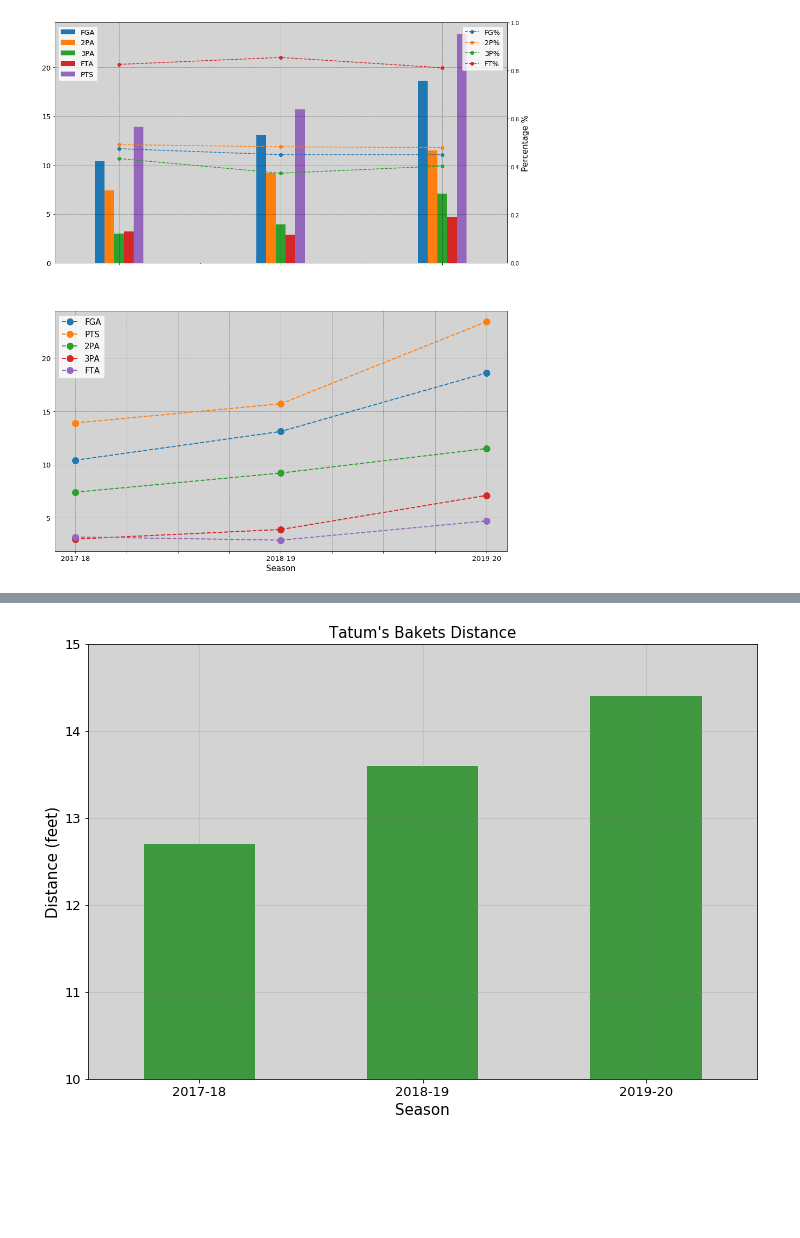
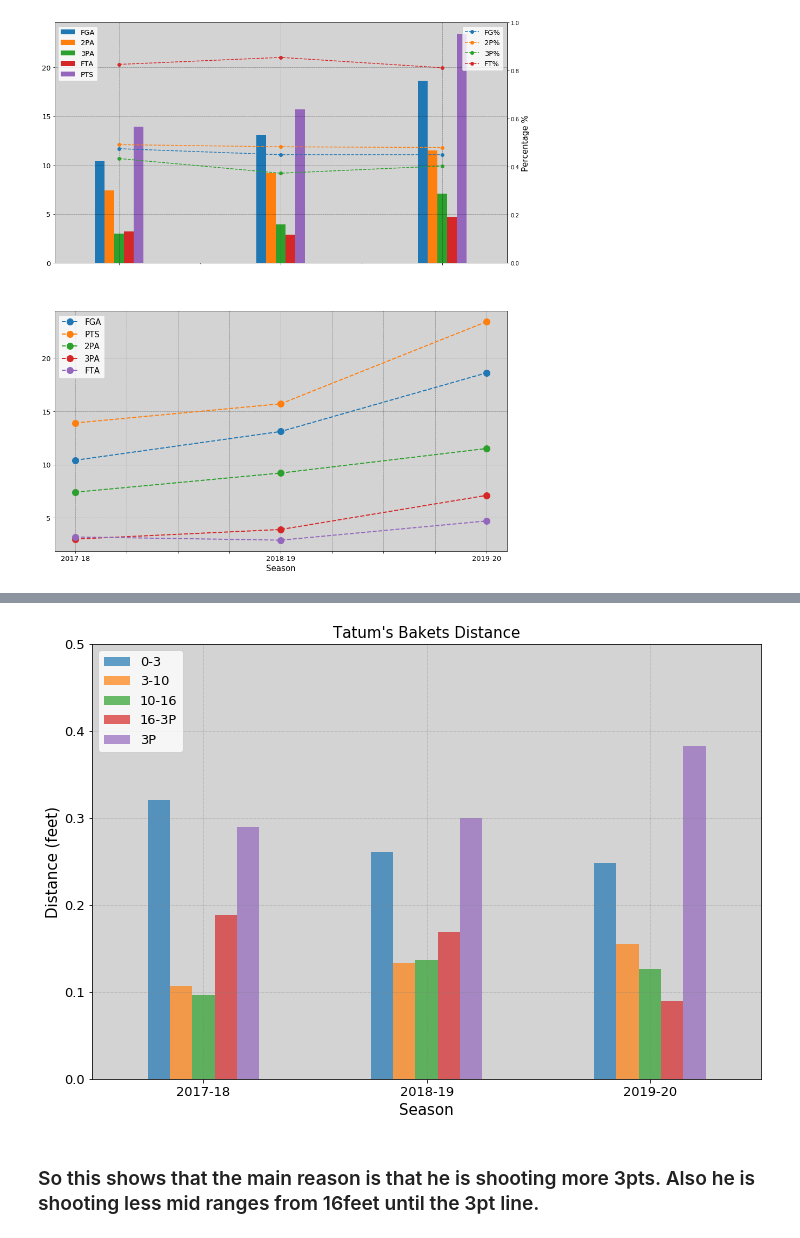
Before and after one commit to DemetrisEng/Data-Analysis-Machine-Learning, a Jupyter notebook: Jayson Tatum.ipynb, the cells around one changed output, grey strips where cells are left out. Drawn from its saved outputs; the diff is of its cells as text; code cells hidden in the pictures; blank space fills up the shorter version.

```diff
--- a/Jayson Tatum.ipynb
+++ b/Jayson Tatum.ipynb
@@ -180,0 +141,3 @@ df_shoot.head(6)
+# %%
+df_shoot_career=df_shoot
+df_shoot.dropna(inplace=True)
@@ -181,12 +168,16 @@ df_shoot.head(6)
 # %%
-ax=df_shoot[df_shoot['REorPL']=='Regular Season']['Dist.'].plot(kind='bar',figsize=(12,8),color='green',alpha=0.7)
+ax=df_shoot[df_shoot['REorPL']=='Regular Season'][['0-3','3-10','10-16','16-3P','3P']].plot(kind='bar',figsize=(12,8),alpha=0.7)
 ax.set_facecolor('lightgrey')
 ax.set_title("Tatum's Bakets Distance",fontsize=15)
 ax.set_xlabel('Season',fontsize=15)
 ax.set_ylabel('Distance (feet)',fontsize=15)
-ax.set_ylim(10,15)
+ax.set_ylim(0,0.5)
 ax.tick_params(axis='x', which='major', labelsize=13,labelrotation=0)
 ax.tick_params(axis='y', which='major', labelsize=13)
 ax.grid(color='grey', linestyle='dotted', linewidth=0.5)
+ax.legend(loc='upper left',fontsize=13)
+plt.show()
 # %% [output]
-[figure, old version]
+[figure, new version]
+# %% [markdown]
+### So this shows that the main reason is that he is shooting more 3pts. Also he is shooting less mid ranges from 16feet until the 3pt line.
```
Also changed, not shown: parts of 11 cells of this notebook.
